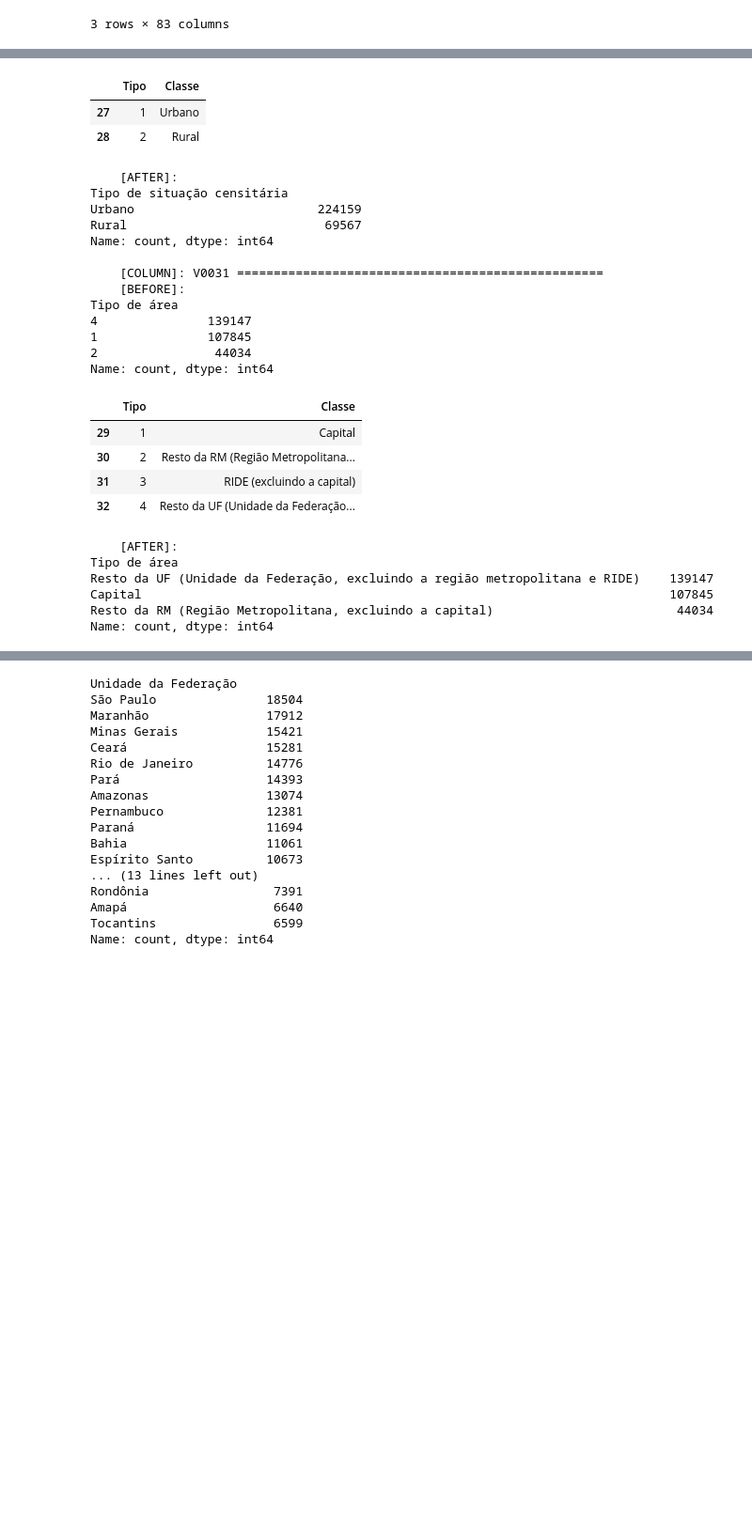
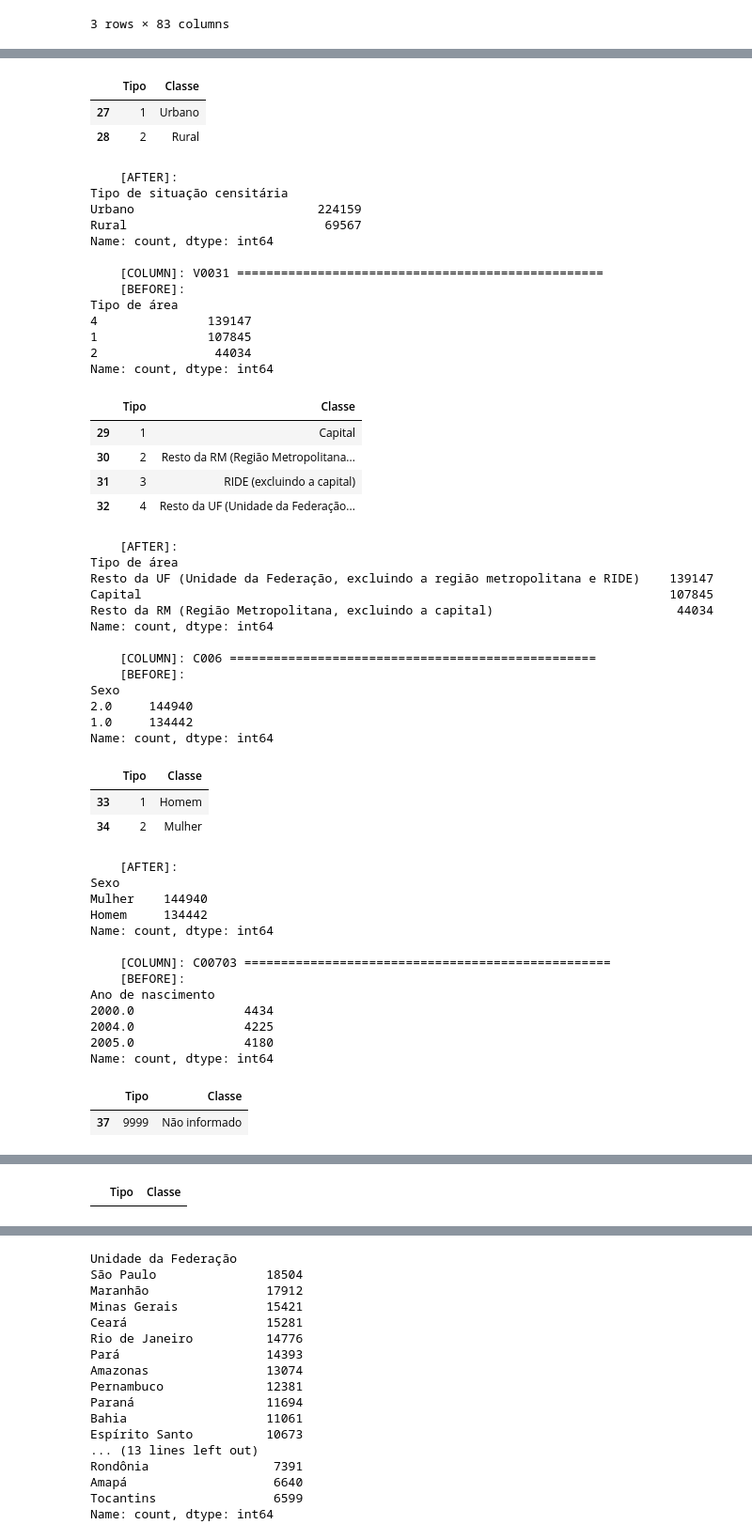
Before and after one commit to feed0/depressao-ibge-pns, a Jupyter notebook: src/4-pre-processing/pre-processing.ipynb, the cells around one changed output, grey strips where cells are left out. Shown at 94% size. Drawn from its saved outputs; the diff is of its cells as text; code cells hidden in the pictures; blank space fills up the shorter version.

```diff
--- a/src/4-pre-processing/pre-processing.ipynb
+++ b/src/4-pre-processing/pre-processing.ipynb
@@ -184,7 +184,7 @@ display(
 columns = depression_explicit.columns.get_level_values(0).to_list()
 class_mappings.loc[class_mappings['Codigo'] == columns[0], ['Tipo', 'Classe']]
 
-for codigo in columns[:3]:
+for codigo in columns:
 
     print(f'    [COLUMN]: {codigo} ==================================================')
     print(f'    [BEFORE]:\n{depression_explicit[codigo].value_counts(ascending=False).head(3)}\n')
@@ -238,30 +238,55 @@ Tipo de situação censitária
 1                              224159
 2                               69567
 Name: count, dtype: int64
 |  | Tipo | Classe |
 | 27 | 1 | Urbano |
 | 28 | 2 | Rural |
     [AFTER]:
 Tipo de situação censitária
 Urbano                         224159
 Rural                           69567
 Name: count, dtype: int64
 
     [COLUMN]: V0031 ==================================================
     [BEFORE]:
 Tipo de área
 4               139147
 1               107845
 2                44034
 Name: count, dtype: int64
 |  | Tipo | Classe |
 | 29 | 1 | Capital |
 | 30 | 2 | Resto da RM (Região Metropolitana... |
 | 31 | 3 | RIDE (excluindo a capital) |
 | 32 | 4 | Resto da UF (Unidade da Federação... |
     [AFTER]:
 Tipo de área
 Resto da UF (Unidade da Federação, excluindo a região metropolitana e RIDE)    139147
 Capital                                                                        107845
 Resto da RM (Região Metropolitana, excluindo a capital)                         44034
 Name: count, dtype: int64
+
+    [COLUMN]: C006 ==================================================
+    [BEFORE]:
+Sexo
+2.0     144940
+1.0     134442
+Name: count, dtype: int64
+|  | Tipo | Classe |
+| 33 | 1 | Homem |
+| 34 | 2 | Mulher |
+    [AFTER]:
+Sexo
+Mulher    144940
+Homem     134442
+Name: count, dtype: int64
+
+    [COLUMN]: C00703 ==================================================
+    [BEFORE]:
+Ano de nascimento
+2000.0               4434
+2004.0               4225
+2005.0               4180
+Name: count, dtype: int64
+|  | Tipo | Classe |
+| 37 | 9999 | Não informado |
@@ -267,0 +307 @@ Name: count, dtype: int64
+|  | Tipo | Classe |
```
Also changed, not shown: parts of 6 cells of this notebook.
